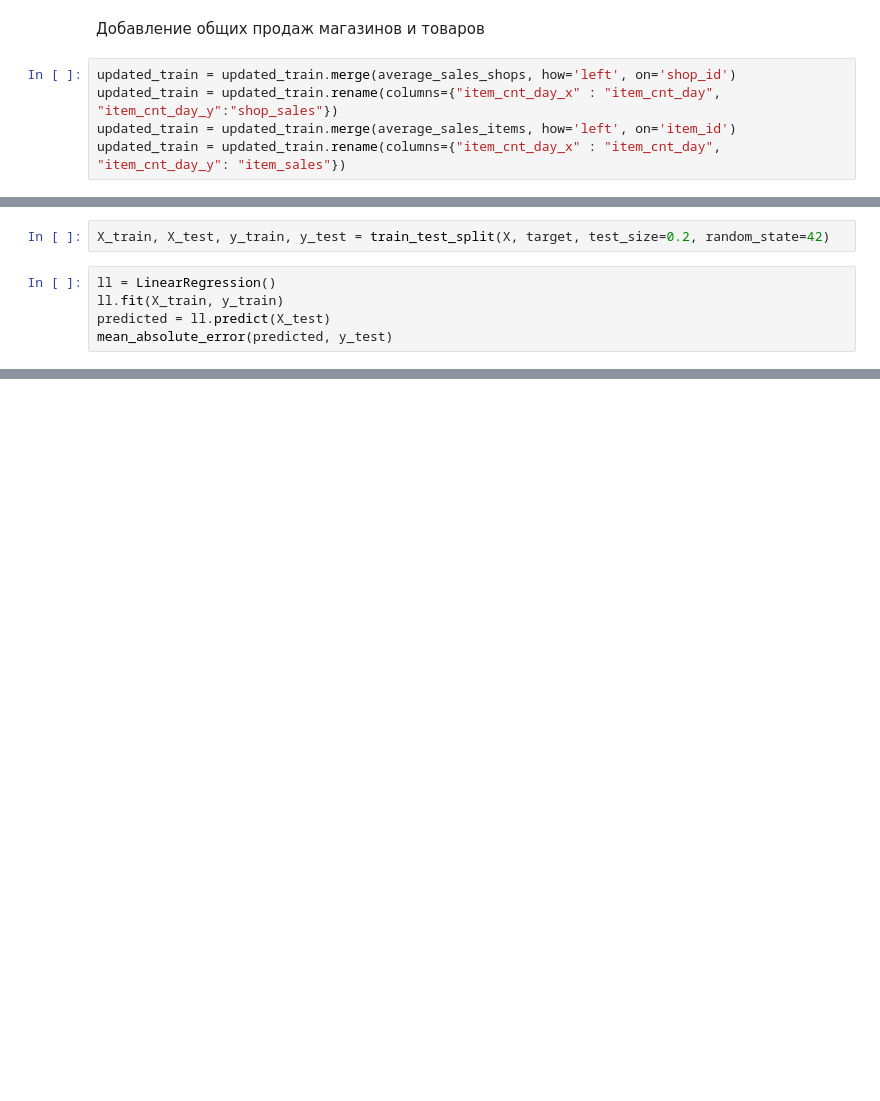
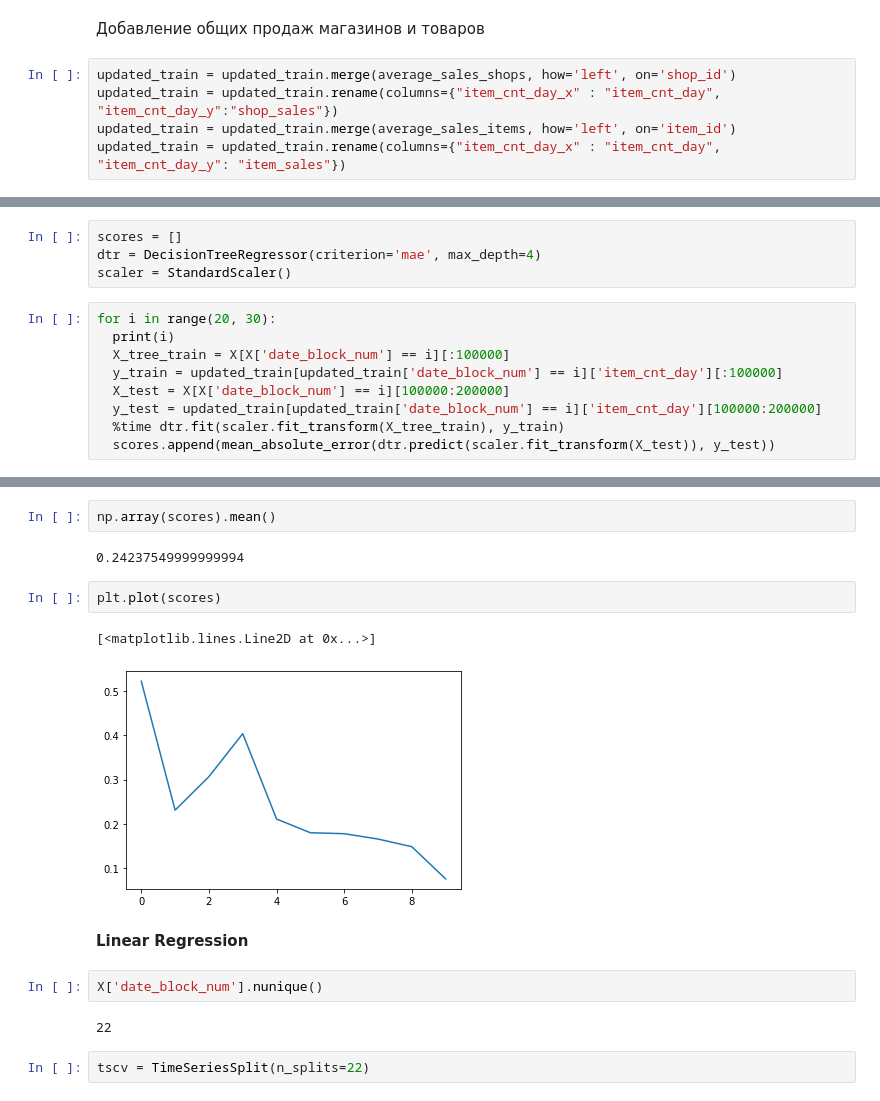
Before and after one commit to juliazakharik/ML_algorithms, a Jupyter notebook: project/PFS_Features.ipynb, the cells around one changed output, grey strips where cells are left out. Saved outputs shown, nothing was run; the diff lists cells and outputs as text; blank space fills up the shorter version.

Commit message:
added algorithms; linear regression and  decision tree for project

```diff
--- a/project/PFS_Features.ipynb
+++ b/project/PFS_Features.ipynb
@@ -91,7 +108,0 @@ X = scaler.fit_transform(X)
-# %%
-X_train, X_test, y_train, y_test = train_test_split(X, target, test_size=0.2, random_state=42)
-# %%
-ll = LinearRegression()
-ll.fit(X_train, y_train)
-predicted = ll.predict(X_test)
-mean_absolute_error(predicted, y_test)
@@ -99,0 +111,13 @@ mean_absolute_error(predicted, y_test)
+# %%
+scores = []
+dtr = DecisionTreeRegressor(criterion='mae', max_depth=4)
+scaler = StandardScaler()
+# %%
+for i in range(20, 30):
+  print(i)
+  X_tree_train = X[X['date_block_num'] == i][:100000]
+  y_train = updated_train[updated_train['date_block_num'] == i]['item_cnt_day'][:100000]
+  X_test = X[X['date_block_num'] == i][100000:200000]
+  y_test = updated_train[updated_train['date_block_num'] == i]['item_cnt_day'][100000:200000]
+  %time dtr.fit(scaler.fit_transform(X_tree_train), y_train)
+  scores.append(mean_absolute_error(dtr.predict(scaler.fit_transform(X_test)), y_test))
@@ -99,0 +142,17 @@ mean_absolute_error(predicted, y_test)
+# %%
+np.array(scores).mean()
+# %% [output]
+0.24237549999999994
+# %%
+plt.plot(scores)
+# %% [output]
+[<matplotlib.lines.Line2D at 0x...>]
+[figure, added]
+# %% [markdown]
+**Linear Regression**
+# %%
+X['date_block_num'].nunique()
+# %% [output]
+22
+# %%
+tscv = TimeSeriesSplit(n_splits=22)
```
Also changed, not shown: parts of 32 cells of this notebook, 9 other files.
